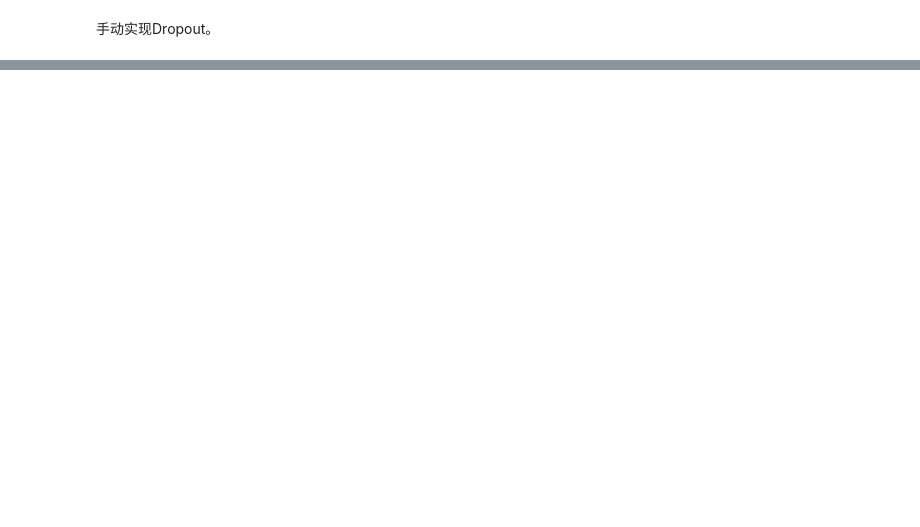
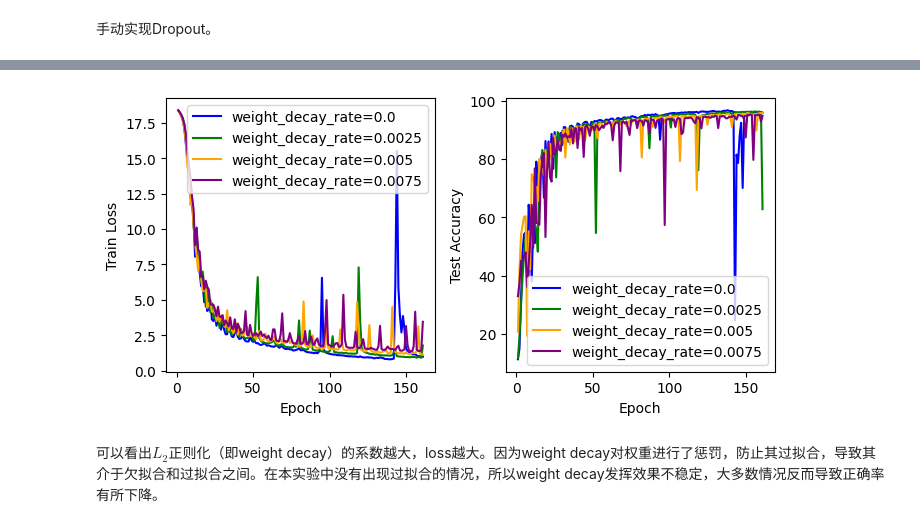
Before and after one commit to typingbugs/School-DeepLearningCourse-Lab, a Jupyter notebook: Lab3/网络优化实验.ipynb, the cells around one changed output, grey strips where cells are left out. Cells and saved outputs as stored; diff of their text form; code cells hidden in the pictures; blank space fills up the shorter version.

```diff
--- a/Lab3/网络优化实验.ipynb
+++ b/Lab3/网络优化实验.ipynb
@@ -201,0 +301,26 @@ Epoch [21/21], Train Loss: 18.3269369006, Test Acc: 96.590%
+# %%
+learning_rate = 8e-2
+num_epochs = 161
+plt.figure(figsize=(7, 3.5))
+color = ["blue", "green", "orange", "purple"]
+for i in np.arange(4):
+    weight_decay_rate = i / 4 * 0.01
+    model = MNIST_CLS_Model(num_classes=10, dropout_rate=0)
+    optimizer = torch.optim.SGD(model.parameters(), lr=learning_rate, weight_decay=weight_decay_rate)
+    print(f"weight_decay_rate={weight_decay_rate}")
+    train_loss, test_acc = train_MNIST_CLS(model, optimizer, num_epochs=num_epochs)
+    plt.subplot(1, 2, 1)
+    plt.plot(range(1, num_epochs + 1), train_loss, label=f'weight_decay_rate={weight_decay_rate}', color=color[i])
+    plt.subplot(1, 2, 2)
+    plt.plot(range(1, num_epochs + 1), test_acc, label=f'weight_decay_rate={weight_decay_rate}', color=color[i])
+plt.subplot(1, 2, 1)
+plt.xlabel('Epoch')
+plt.ylabel('Train Loss')
+plt.legend()
+plt.subplot(1, 2, 2)
+plt.xlabel('Epoch')
+plt.ylabel('Test Accuracy')
+plt.legend()
+plt.tight_layout()
+plt.show()
+# %% [output]
@@ -201,0 +344,3 @@ Epoch [21/21], Train Loss: 18.3269369006, Test Acc: 96.590%
+[figure, added]
+# %% [markdown]
+可以看出$L_2$正则化（即weight decay）的系数越大，loss越大。因为weight decay对权重进行了惩罚，防止其过拟合，导致其介于欠拟合和过拟合之间。在本实验中没有出现过拟合的情况，所以weight decay发挥效果不稳定，大多数情况反而导致正确率有所下降。
```
Also changed, not shown: parts of 23 cells of this notebook, 10 other files.
